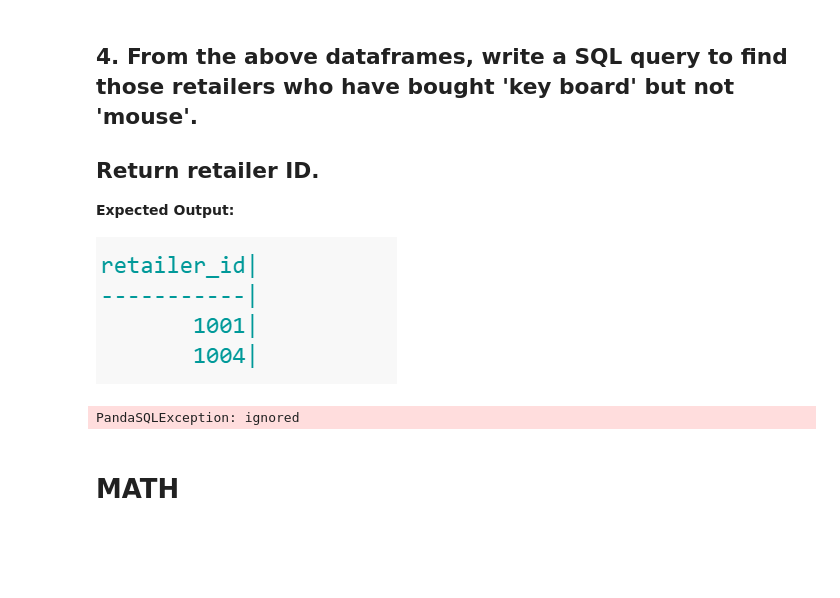
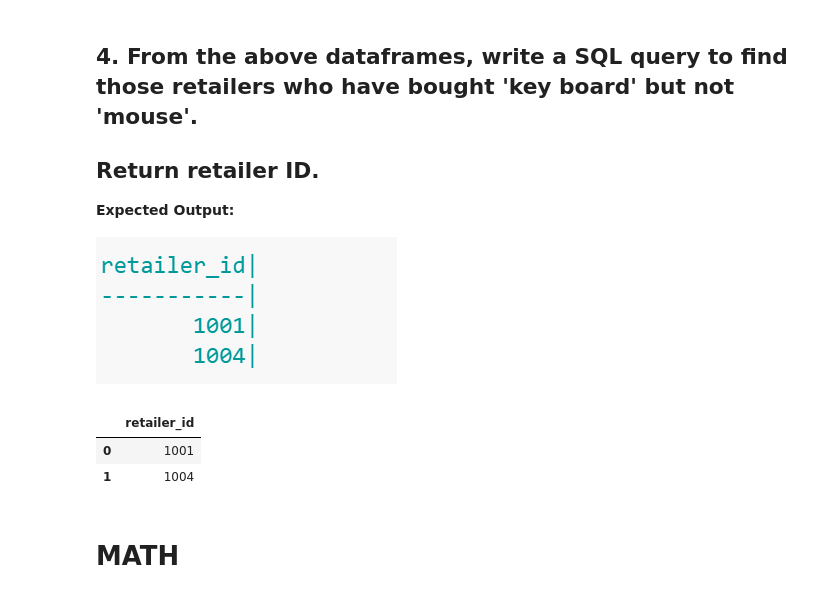
Before and after one commit to vinayakpotdar2114/Daily-Assignemnts, a Jupyter notebook: Day_5__Assignment.ipynb, the cells around one changed output. Drawn from its saved outputs; the diff is of its cells as text; code cells hidden in the pictures; blank space fills up the shorter version.

```diff
--- a/Day_5__Assignment.ipynb
+++ b/Day_5__Assignment.ipynb
@@ -136,9 +176,11 @@ mysql('''SELECT DISTINCT distributor_id FROM sales_info GROUP BY distributor_id
 ![image.png](embedded-picture-1)
 # %%
 # Write Your code here.
-mysql('''SELECT retailer_id FROM sales_info JOIN item using(item_code) WHERE item_desc IN ('mouse','key board') GROUP BY ertailer_id HAVING SUM(DISTINCT item_code)=(SELECT item_code FROM item WHERE item_desc = 'key board')''')
+mysql('''SELECT retailer_id FROM sales_info JOIN item USING(item_code) WHERE item_desc IN ('mouse', 'key board') GROUP BY retailer_id HAVING SUM(DISTINCT item_code)=(SELECT item_code FROM item WHERE item_desc = 'key board');''')
 # %% [output]
-PandaSQLException: ignored
+|  | retailer_id |
+| 0 | 1001 |
+| 1 | 1004 |
 # %% [markdown]
 # **MATH**
 # %% [markdown]
```
Also changed, not shown: parts of 17 cells of this notebook.
